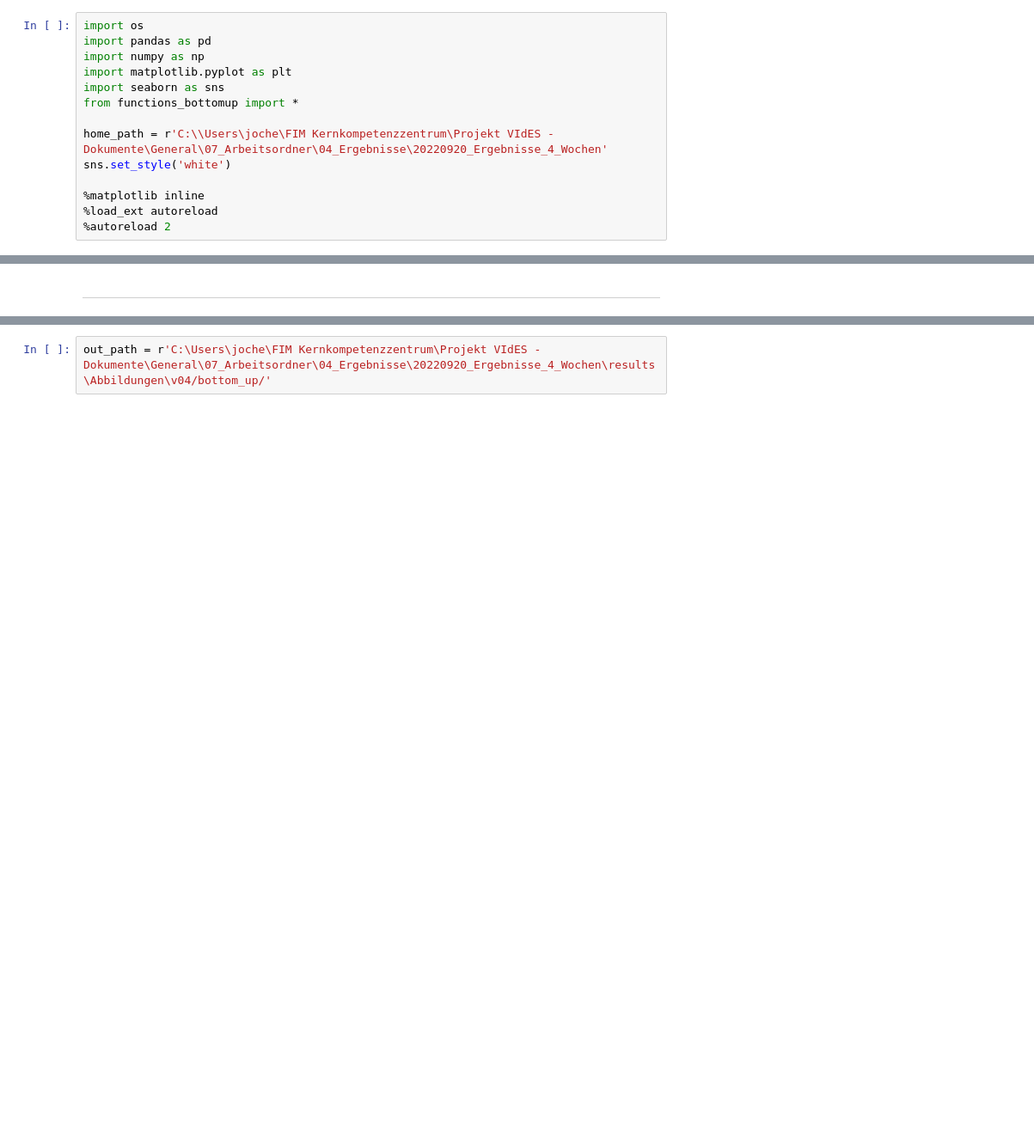
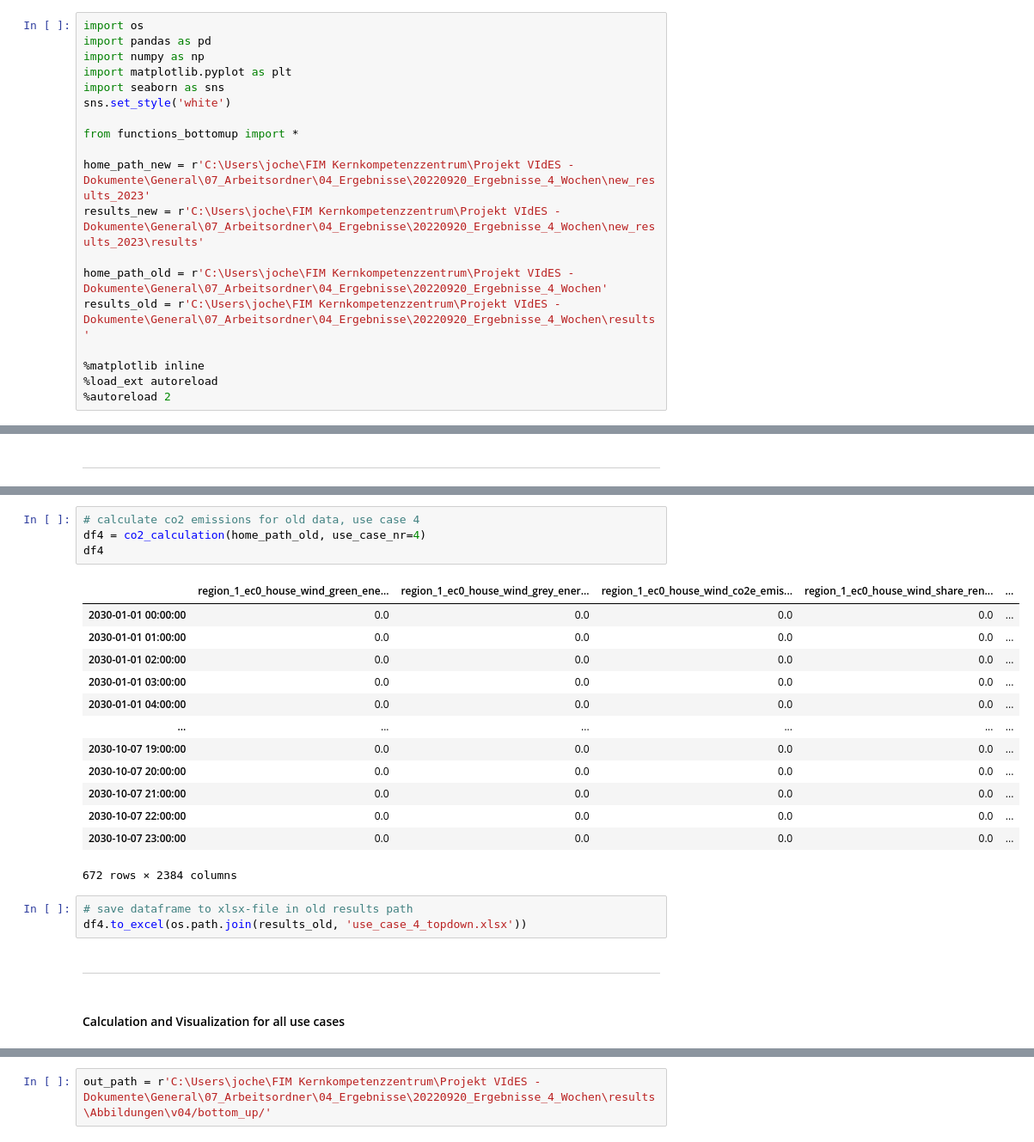
Before and after one commit to jochenmadler/fim_fit, a Jupyter notebook: GSy_KPI_calculation/co2/functions_bottomup.ipynb, the cells around one changed output, grey strips where cells are left out. Shown at 86% size. Saved outputs shown, nothing was run; the diff lists cells and outputs as text; blank space fills up the shorter version.

Commit message:
new versions for co2 top-down and bottom-up calculation, fit to new data

```diff
--- a/GSy_KPI_calculation/co2/functions_bottomup.ipynb
+++ b/GSy_KPI_calculation/co2/functions_bottomup.ipynb
@@ -4,10 +12,15 @@ import pandas as pd
 import numpy as np
 import matplotlib.pyplot as plt
 import seaborn as sns
+sns.set_style('white')
+
 from functions_bottomup import *
 
-home_path = r'C:\\Users\joche\FIM Kernkompetenzzentrum\Projekt VIdES - Dokumente\General\07_Arbeitsordner\04_Ergebnisse\20220920_Ergebnisse_4_Wochen'
-sns.set_style('white')
+home_path_new = r'C:\Users\joche\FIM Kernkompetenzzentrum\Projekt VIdES - Dokumente\General\07_Arbeitsordner\04_Ergebnisse\20220920_Ergebnisse_4_Wochen\new_results_2023'
+results_new = r'C:\Users\joche\FIM Kernkompetenzzentrum\Projekt VIdES - Dokumente\General\07_Arbeitsordner\04_Ergebnisse\20220920_Ergebnisse_4_Wochen\new_results_2023\results'
+
+home_path_old = r'C:\Users\joche\FIM Kernkompetenzzentrum\Projekt VIdES - Dokumente\General\07_Arbeitsordner\04_Ergebnisse\20220920_Ergebnisse_4_Wochen'
+results_old = r'C:\Users\joche\FIM Kernkompetenzzentrum\Projekt VIdES - Dokumente\General\07_Arbeitsordner\04_Ergebnisse\20220920_Ergebnisse_4_Wochen\results'
 
 %matplotlib inline
 %load_ext autoreload
@@ -56,3 +41,28 @@ tmp_ger['use case 3_v2'] / 1000
+# %%
+# calculate co2 emissions for old data, use case 4
+df4 = co2_calculation(home_path_old, use_case_nr=4)
+df4
+# %% [output]
+|  | region_1_ec0_house_wind_green_ene... | region_1_ec0_house_wind_grey_ener... | region_1_ec0_house_wind_co2e_emis... | region_1_ec0_house_wind_share_ren... | ... |
+| 2030-01-01 00:00:00 | 0.0 | 0.0 | 0.0 | 0.0 | ... |
+| 2030-01-01 01:00:00 | 0.0 | 0.0 | 0.0 | 0.0 | ... |
+| 2030-01-01 02:00:00 | 0.0 | 0.0 | 0.0 | 0.0 | ... |
+| 2030-01-01 03:00:00 | 0.0 | 0.0 | 0.0 | 0.0 | ... |
+| 2030-01-01 04:00:00 | 0.0 | 0.0 | 0.0 | 0.0 | ... |
+| ... | ... | ... | ... | ... | ... |
+| 2030-10-07 19:00:00 | 0.0 | 0.0 | 0.0 | 0.0 | ... |
+| 2030-10-07 20:00:00 | 0.0 | 0.0 | 0.0 | 0.0 | ... |
+| 2030-10-07 21:00:00 | 0.0 | 0.0 | 0.0 | 0.0 | ... |
+| 2030-10-07 22:00:00 | 0.0 | 0.0 | 0.0 | 0.0 | ... |
+| 2030-10-07 23:00:00 | 0.0 | 0.0 | 0.0 | 0.0 | ... |
+672 rows × 2384 columns
+# %%
+# save dataframe to xlsx-file in old results path
+df4.to_excel(os.path.join(results_old, 'use_case_4_topdown.xlsx'))
+# %% [markdown]
+---
+# %% [markdown]
+#### Calculation and Visualization for all use cases
 # %%
 # for each use case, calculate co2 bottom up
 ucs = [i for i in range(7)] + ['2-1', '2-2']
```
Also changed, not shown: parts of 11 cells of this notebook, 10 other files.
